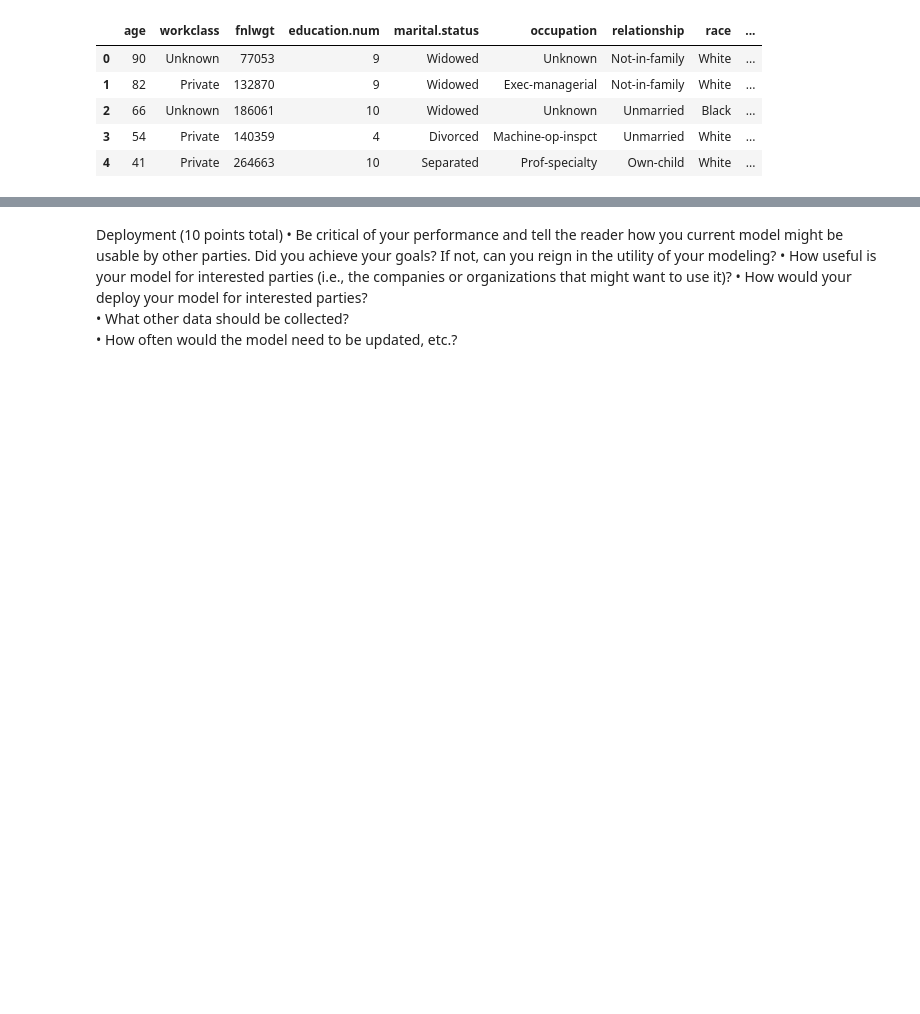
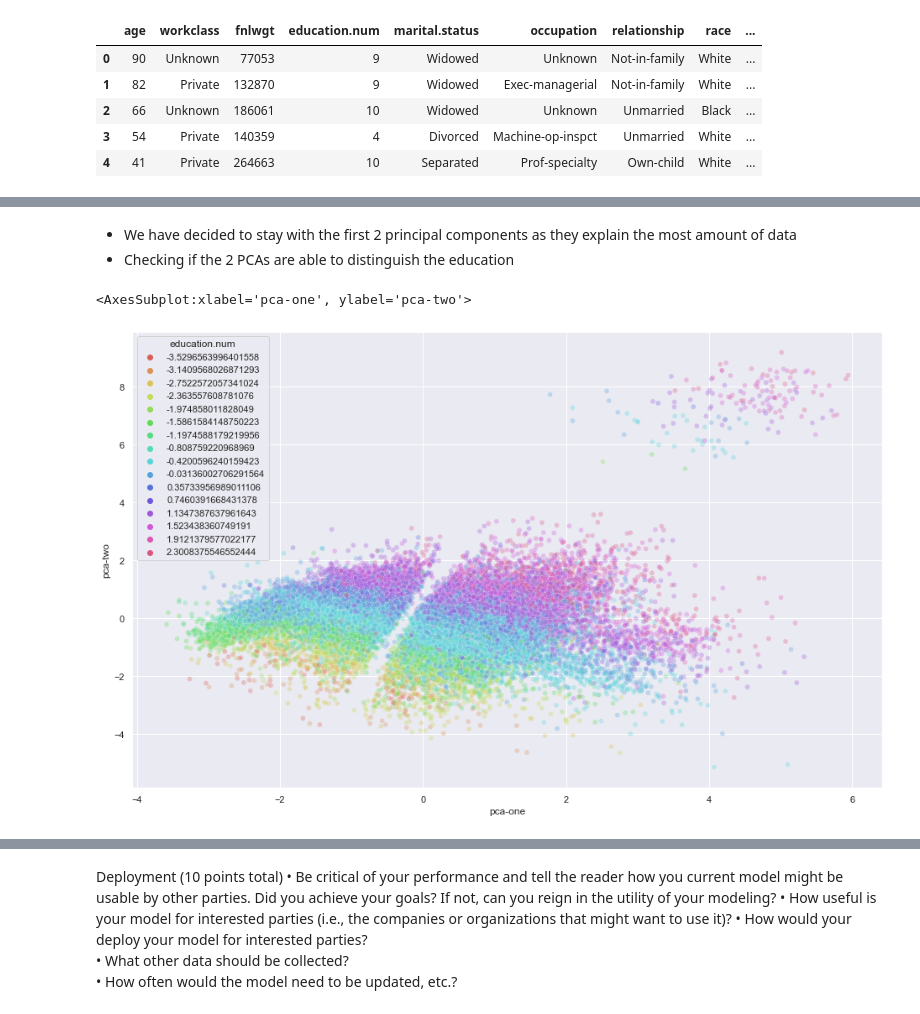
Before and after one commit to lauraah10/MachineLearning_Projects, a Jupyter notebook: Lab3_ClusteringOnPopulation.ipynb, the cells around one changed output, grey strips where cells are left out. Drawn from its saved outputs; the diff is of its cells as text; code cells hidden in the pictures; blank space fills up the shorter version.

```diff
--- a/Lab3_ClusteringOnPopulation.ipynb
+++ b/Lab3_ClusteringOnPopulation.ipynb
@@ -531,0 +568,21 @@ clusterings and the clusters (some visual methods would be good).
+# %% [markdown]
++ We have decided to stay with the first 2 principal components as they explain the most amount of data
++ Checking if the 2 PCAs are able to distinguish the education
+# %%
+# For reproducability of the results
+np.random.seed(42)
+
+rndperm = np.random.permutation(PCAdf.shape[0])
+
+plt.figure(figsize=(16,10))
+sns.scatterplot(
+    x="pca-one", y="pca-two",
+    hue="education.num",
+    palette=sns.color_palette("hls", 16),
+    data=PCAdf.loc[rndperm,:],
+    legend="full",
+    alpha=0.3
+)
+# %% [output]
+<AxesSubplot:xlabel='pca-one', ylabel='pca-two'>
+[figure, added]
```
Also changed, not shown: parts of 72 cells of this notebook.
